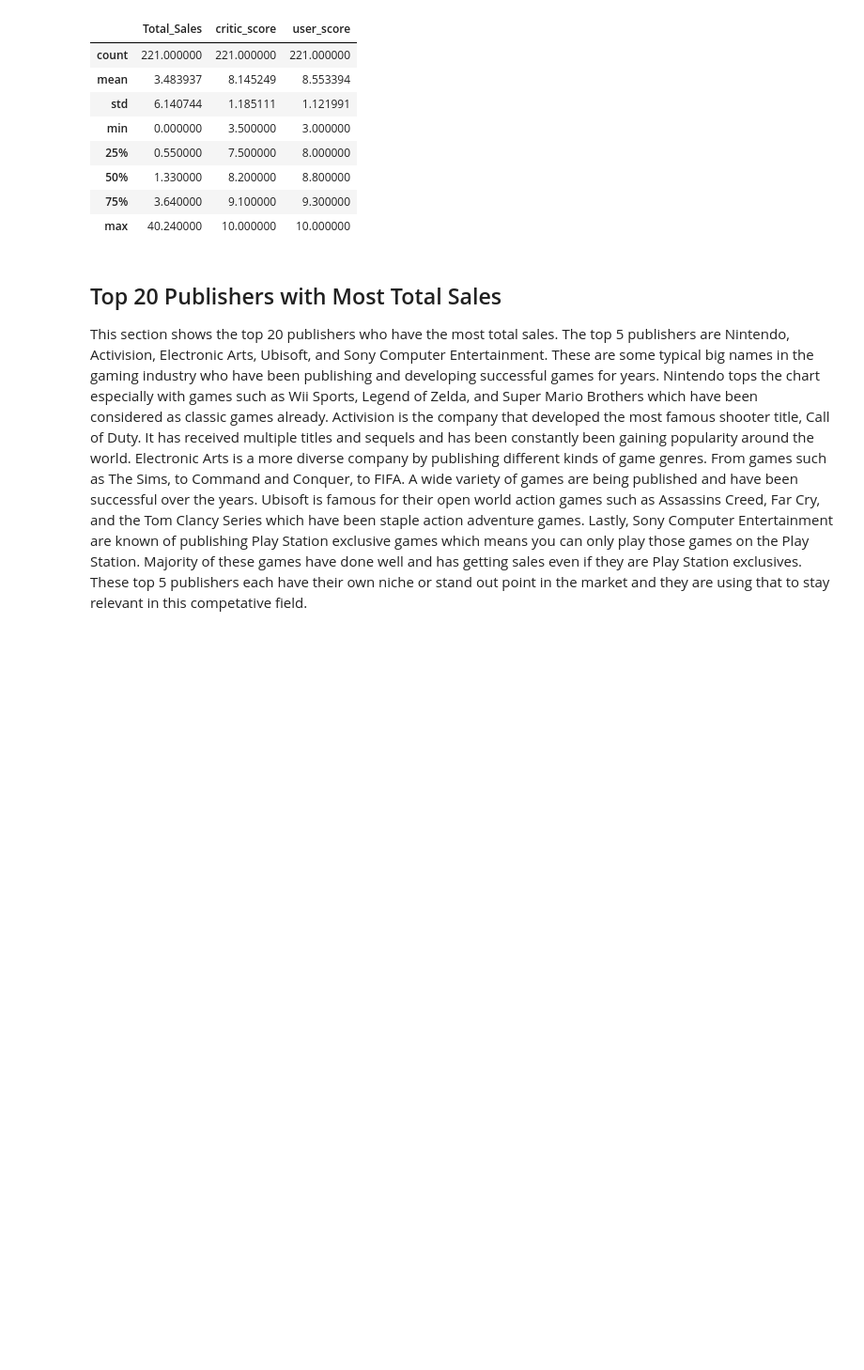
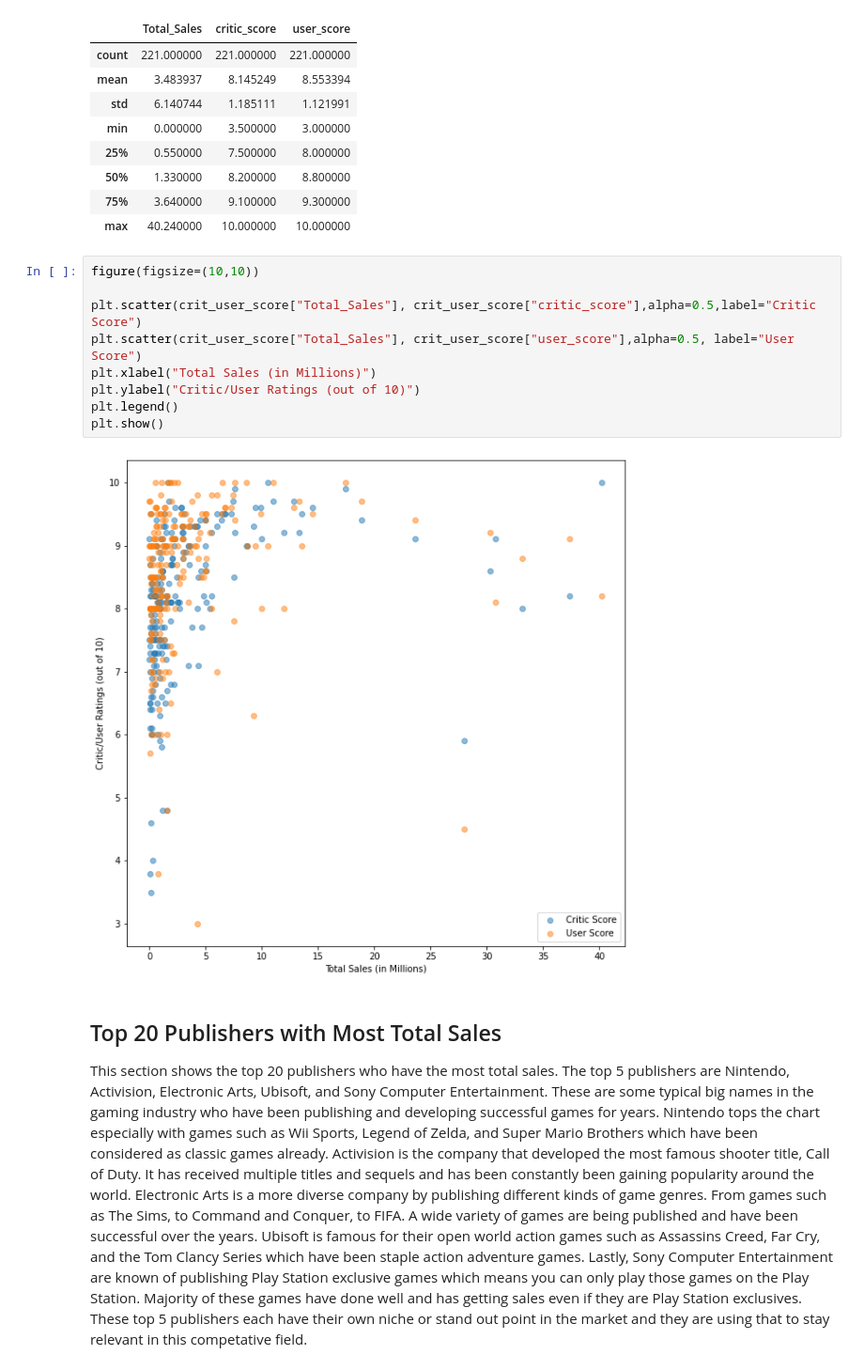
Before and after one commit to Secade/DATASCI-Video-Game-Sales, a Jupyter notebook: Video Game Sales EDA.ipynb, the cells around one changed output. Shown at 94% size. Drawn from its saved outputs; the diff is of its cells as text; blank space fills up the shorter version.

```diff
--- a/Video Game Sales EDA.ipynb
+++ b/Video Game Sales EDA.ipynb
@@ -860,6 +885,17 @@ crit_user_score.describe()
 | 50% | 1.330000 | 8.200000 | 8.800000 |
 | 75% | 3.640000 | 9.100000 | 9.300000 |
 | max | 40.240000 | 10.000000 | 10.000000 |
+# %%
+figure(figsize=(10,10))
+
+plt.scatter(crit_user_score["Total_Sales"], crit_user_score["critic_score"],alpha=0.5,label="Critic Score")
+plt.scatter(crit_user_score["Total_Sales"], crit_user_score["user_score"],alpha=0.5, label="User Score")
+plt.xlabel("Total Sales (in Millions)")
+plt.ylabel("Critic/User Ratings (out of 10)")
+plt.legend()
+plt.show()
+# %% [output]
+[figure, added]
 # %% [markdown]
 ## Top 20 Publishers with Most Total Sales
 
```
Also changed, not shown: parts of 7 cells of this notebook, 19 other files.
